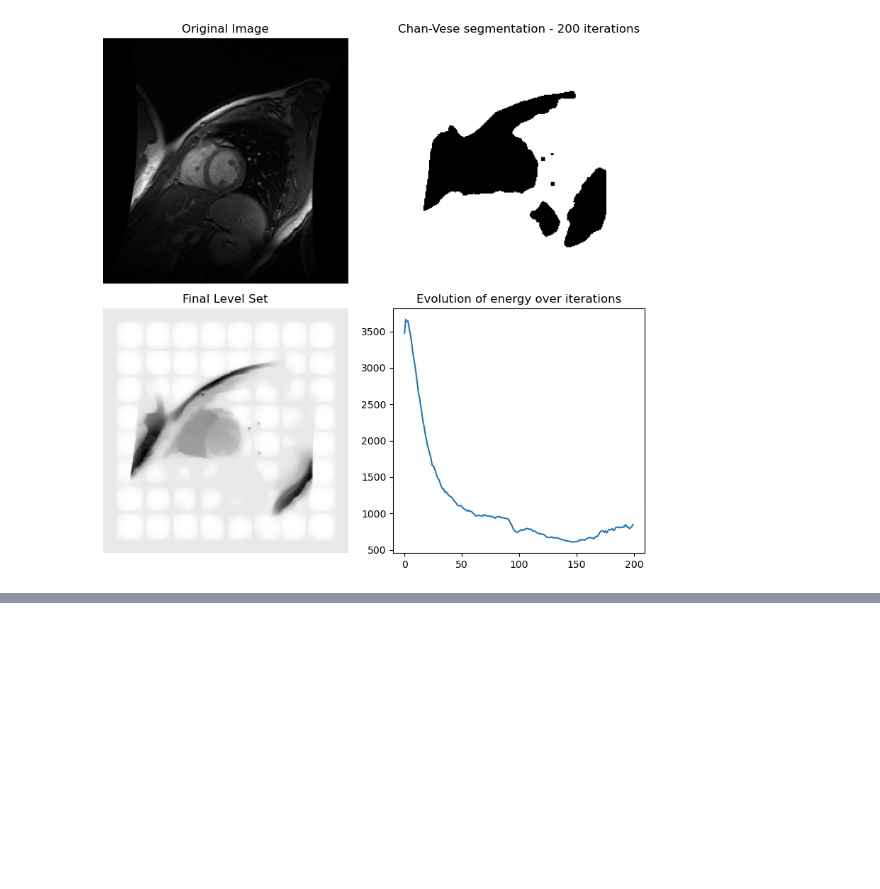
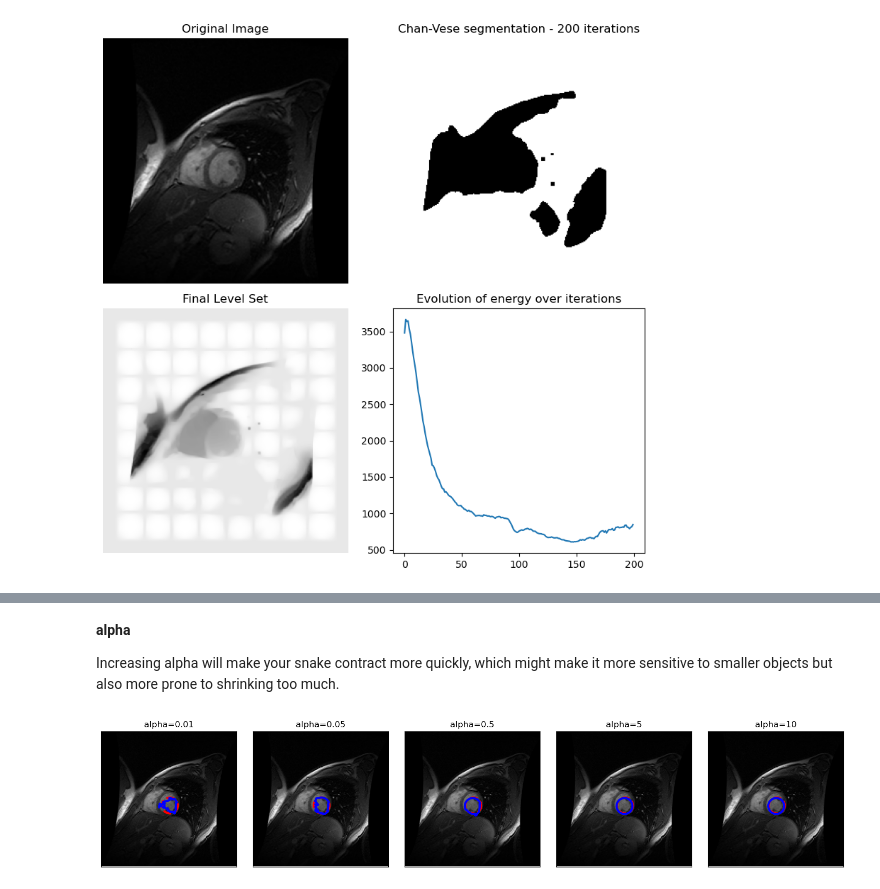
Before and after one commit to muhamed-aroui/Practical-Work, a Jupyter notebook: M2/AdvancedImageProcessing/TP-DeformableModels/tp_deformable-models.ipynb, the cells around one changed output, grey strips where cells are left out. Saved outputs shown, nothing was run; the diff lists cells and outputs as text; code cells hidden in the pictures; blank space fills up the shorter version.

```diff
--- a/M2/AdvancedImageProcessing/TP-DeformableModels/tp_deformable-models.ipynb
+++ b/M2/AdvancedImageProcessing/TP-DeformableModels/tp_deformable-models.ipynb
@@ -128,0 +192,31 @@ plt.show()
+# %% [markdown]
+**alpha**
+
+Increasing alpha will make your snake contract more quickly, which might make it more sensitive to smaller objects but also more prone to shrinking too much.
+# %%
+alphas=[1,5,10,15,20]
+im=skio.imread('coeurIRM.bmp')
+s = np.linspace(0, 2*np.pi, 100)
+r = 140 + 15*np.sin(s)
+c = 130 + 15*np.cos(s)
+init = np.array([r, c]).T
+
+# Assuming 'im' is your image and 'init' is your initial snake coordinates
+alphas = [0.01,0.05, 0.5, 5, 10]  # Modify this list as per your alpha values
+
+fig, axs = plt.subplots(1, 5, figsize=(15, 3))
+
+for i, alpha in enumerate(alphas):
+    snake = active_contour(gaussian(im, 0.1),
+                       init, alpha=alpha, beta=5, w_edge=20, gamma=0.001)
+    axs[i].imshow(im, cmap=plt.cm.gray)
+    axs[i].plot(init[:, 1], init[:, 0], '--r', lw=3)
+    axs[i].plot(snake[:, 1], snake[:, 0], '-b', lw=3)
+    axs[i].set_xticks([]), axs[i].set_yticks([])
+    axs[i].axis([0, im.shape[1], im.shape[0], 0])
+    axs[i].set_title(f'alpha={alpha}')
+
+plt.tight_layout()
+plt.show()
+# %% [output]
+[figure, added]
```
Also changed, not shown: parts of 20 cells of this notebook.
